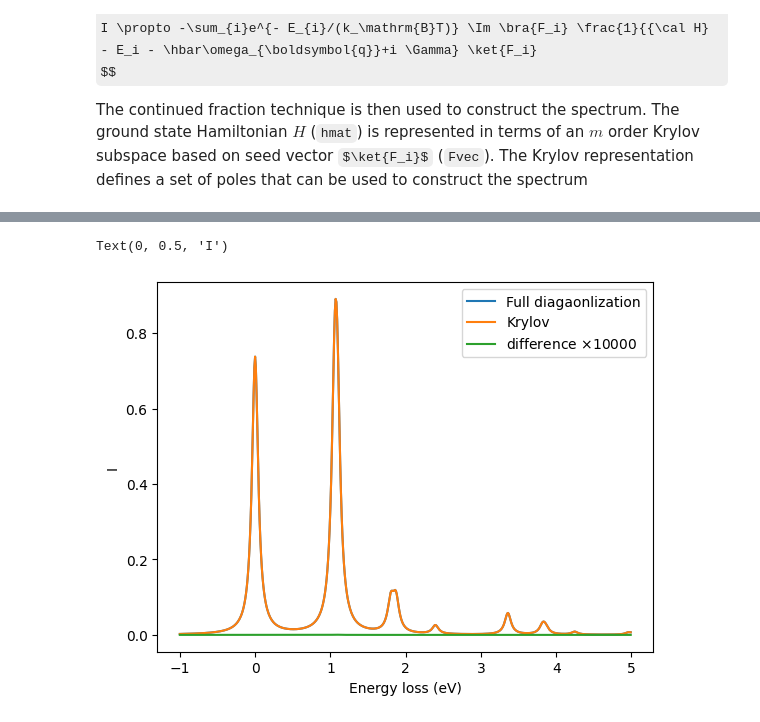
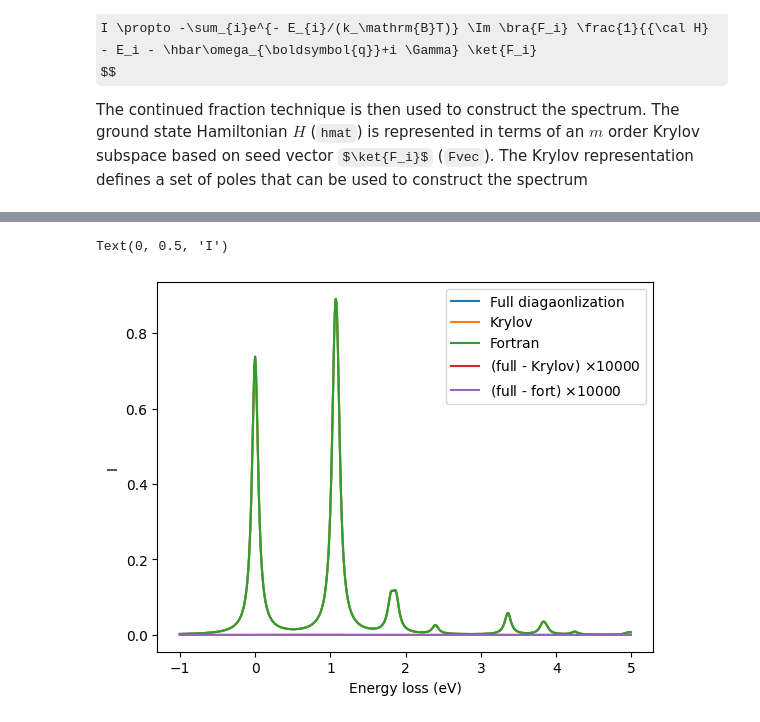
Before and after one commit to mpmdean/krylov_example, a Jupyter notebook: Krylov_example_PETSc.ipynb, the cells around one changed output, grey strips where cells are left out. Saved outputs shown, nothing was run; the diff lists cells and outputs as text; code cells hidden in the pictures; some formulas as TeX source.

Commit message:
Fortran example

```diff
--- a/Krylov_example_PETSc.ipynb
+++ b/Krylov_example_PETSc.ipynb
@@ -58,8 +58,7 @@ v_cfmat = edrixs.cf_cubic_d(1.07)
 out = ed_1v1c_py(shell_name, shell_level=shell_level, c_soc=c_soc,
                  v_noccu=v_noccu, v_cfmat=v_cfmat, v_soc = v_soc,
                  slater=slater, csr=True)
-eval_i_all, evec_i_all, eval_n_all, evec_n_all, trans_op, basis_i, basis_n, hmat, hmat_int, ntot = out
-
+eval_i_all, evec_i_all, eval_n_all, evec_n_all, trans_op, basis_i, basis_n, hmat, hmat_int, ntot, emat_i, emat_n, umat_i, umat_n = out
 temperature = 300  # in K
 
 ominc = [853]
@@ -228,0 +230,11 @@ rixs_Krylov = edrixs.get_spectra_from_poles(poles_dict, eloss, gamma_f, temperat
+# %%
+from mpi4py import MPI
+comm = MPI.COMM_WORLD
+
+eval_i, denmat = edrixs.ed_1v1c_fort(comm, shell_name, shell_level=shell_level,
+                 v_soc=v_soc, c_soc=c_soc, v_noccu=v_noccu, slater=slater, v_cfmat=v_cfmat,
+                 do_ed=True, ed_solver=2, neval=num_gs, nvector=num_gs, ncv=num_gs+2,
+                 idump=True, maxiter=500, eigval_tol=1e-8, min_ndim=1000)
+
+_, e_fortran = np.loadtxt('eigvals.dat', unpack=True)
+np.testing.assert_allclose(eval_i_all[:num_gs], e_fortran, atol=tol)
@@ -228,0 +259,4 @@ rixs_Krylov = edrixs.get_spectra_from_poles(poles_dict, eloss, gamma_f, temperat
+# %%
+out = edrixs.rixs_1v1c_fort(comm, shell_name, ominc, eloss, gamma_c=gamma_c, gamma_f=gamma_f,
+                      v_noccu=v_noccu, thin=thin, thout=thout, phi=phi, pol_type=pol_type,
+                      num_gs=num_gs, temperature=temperature)
@@ -229,15 +281,20 @@ rixs_Krylov = edrixs.get_spectra_from_poles(poles_dict, eloss, gamma_f, temperat
+# %%
+rixs_fort = out[0].sum((0, 2))
 # %%
 fig, ax = plt.subplots()
 
 np.testing.assert_allclose(rixs, rixs_Krylov, rtol=1e-6, atol=1e-6)
+np.testing.assert_allclose(rixs, rixs_fort, rtol=1e-6, atol=1e-6)
 
 ax.plot(eloss, rixs, label='Full diagaonlization')
 ax.plot(eloss, rixs_Krylov, label='Krylov')
-ax.plot(eloss, 10000*(rixs - rixs_Krylov), label=r'difference $\times10000$')
+ax.plot(eloss, rixs_fort, label='Fortran')
+ax.plot(eloss, 10000*(rixs - rixs_Krylov), label=r'(full - Krylov) $\times10000$')
+ax.plot(eloss, 10000*(rixs - rixs_fort), label=r'(full - fort) $\times10000$')
 
 ax.legend()
 ax.set_xlabel('Energy loss (eV)')
 ax.set_ylabel('I')
 # %% [output]
 Text(0, 0.5, 'I')
-[figure, old version]
+[figure, new version]
```
Also changed, not shown: parts of 3 cells of this notebook, 3 other files.
